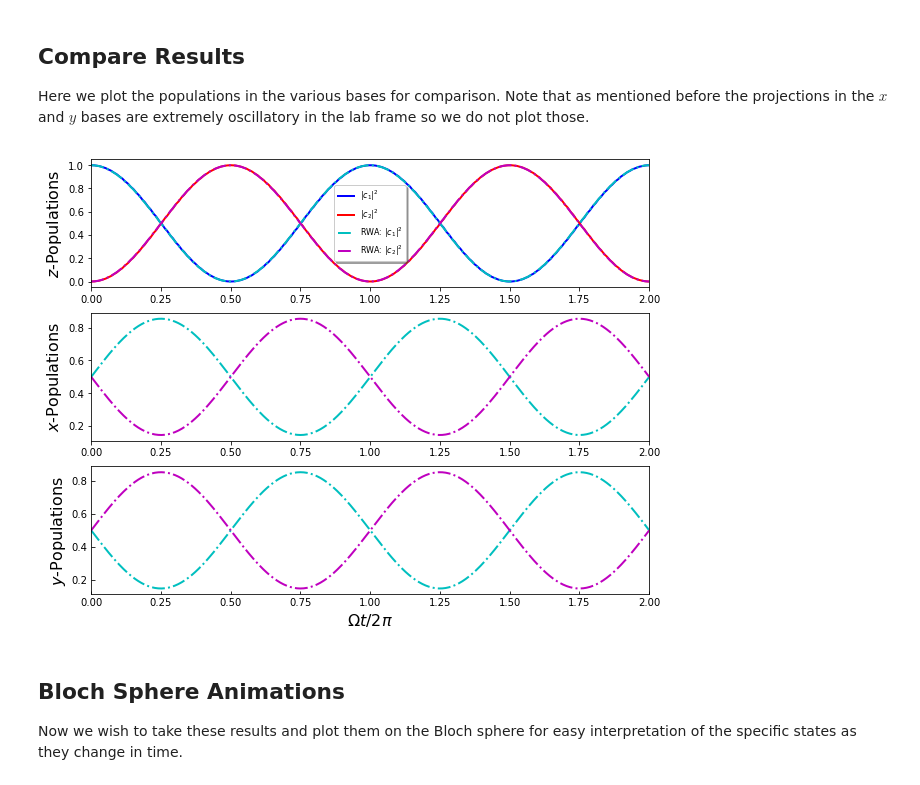
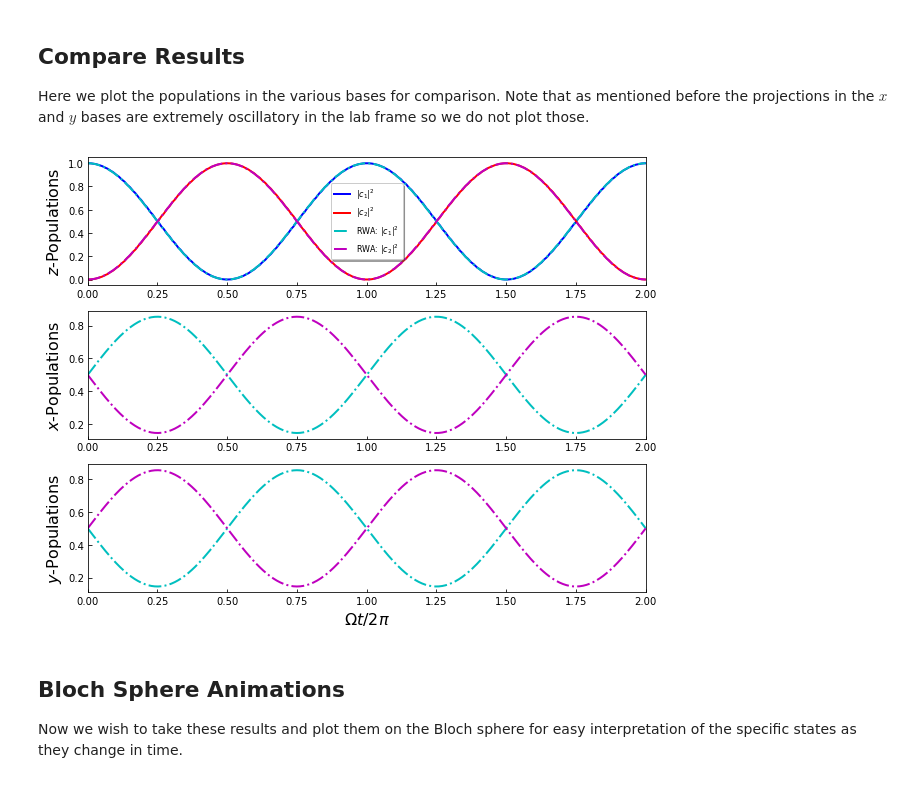
Before and after one commit to lwcooke/spin, a Jupyter notebook: Two-Level_Example.ipynb, the cells around one changed output. Cells and saved outputs as stored; diff of their text form; code cells hidden in the pictures.

```diff
--- a/Two-Level_Example.ipynb
+++ b/Two-Level_Example.ipynb
@@ -125,35 +125,35 @@ fig = plt.figure( figsize=(10,8) )
 axb, axs, axc = fig.add_subplot(311), fig.add_subplot(312), fig.add_subplot(313)
 fs = 16 #Label fontsize
 labels = ['$|c_{1}|^2$', '$|c_{2}|^2$'] #Plot labels
 
 #--- Draw Plots ---
 #Bare spins
 axb.plot( Psi.times*(Omega/2/np.pi), Psi.expect[0], 'b-', lw=2, label=labels[0])
 axb.plot( Psi.times*(Omega/2/np.pi), Psi.expect[1], 'r-', lw=2, label=labels[1])
 axb.plot( Psi_rwa.times*(Omega/2/np.pi), Psi_rwa.expect[0], 'c-.', lw=2, label='RWA: ' + labels[0])
 axb.plot( Psi_rwa.times*(Omega/2/np.pi), Psi_rwa.expect[1], 'm-.', lw=2, label='RWA: ' + labels[1])
 
 #x-spins
 axs.plot( Psi_rwa.times*(Omega/2/np.pi), Psi_rwa.expect[2], 'c-.', lw=2, label='RWA: ' + labels[0])
 axs.plot( Psi_rwa.times*(Omega/2/np.pi), Psi_rwa.expect[3], 'm-.', lw=2, label='RWA: ' + labels[1])
 
 #y-spins
 axc.plot( Psi_rwa.times*(Omega/2/np.pi), Psi_rwa.expect[4], 'c-.', lw=2, label='RWA: ' + labels[0])
 axc.plot( Psi_rwa.times*(Omega/2/np.pi), Psi_rwa.expect[5], 'm-.', lw=2, label='RWA: ' + labels[1])
 
 #--- Plot Settings ---
 axb.set_ylabel('$z$-Populations', fontsize=fs)
 axs.set_ylabel('$x$-Populations', fontsize=fs)
 axc.set_ylabel('$y$-Populations', fontsize=fs)
 
 axc.set_xlabel('$\Omega t/2\pi$', fontsize=fs) #Comman x-label
 axb.legend(loc='best', fancybox=True, shadow=True, framealpha=1, fontsize=8)
 for ax in axb, axs, axc:
     ax.set_xlim([0,periods]) #Remove extra spaces at ends
-plt.tick_params(direction='in') #Set grid-ticks inward
+    ax.tick_params(direction='in') #Set grid-ticks inward
 plt.show()
 # %% [output]
-[figure, old version]
+[figure, new version]
 # %% [markdown]
 ## Bloch Sphere Animations
 
```
Also changed, not shown: parts of 1 cell of this notebook, 1 other file.
